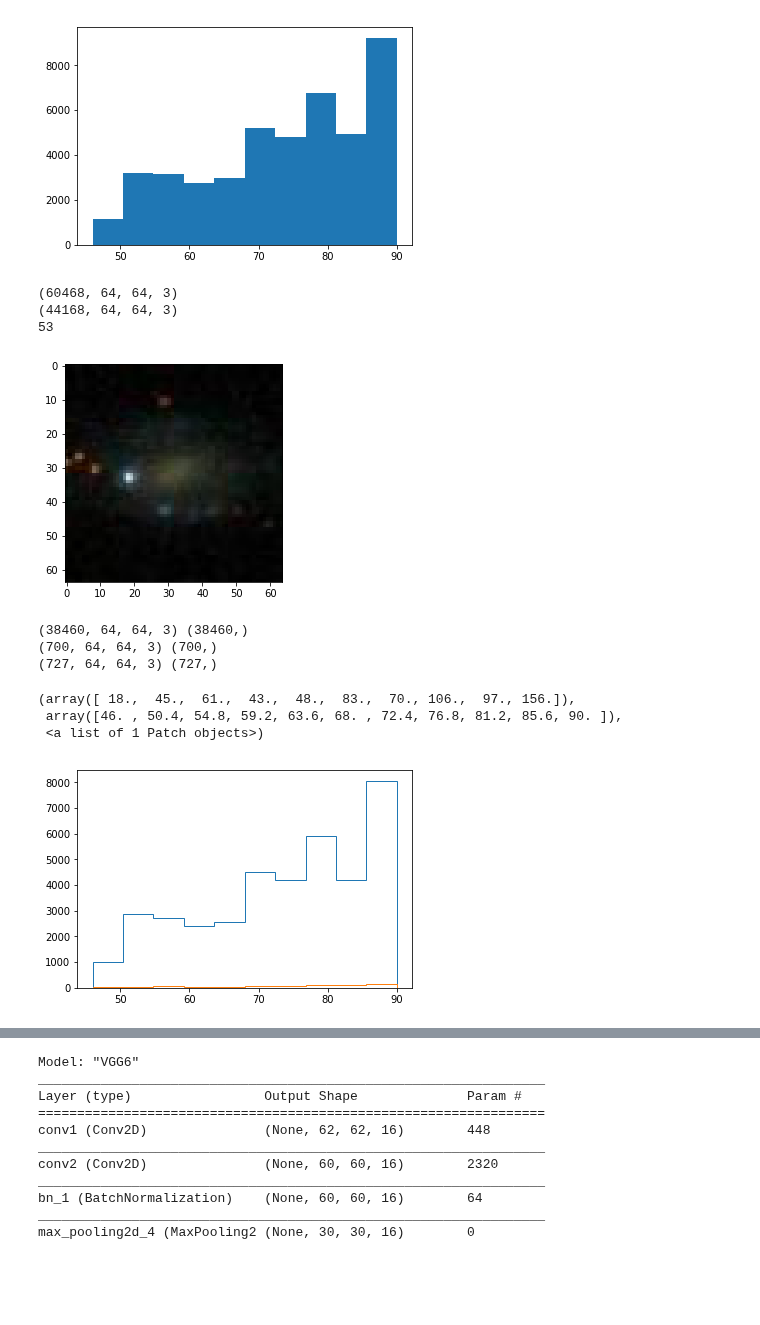
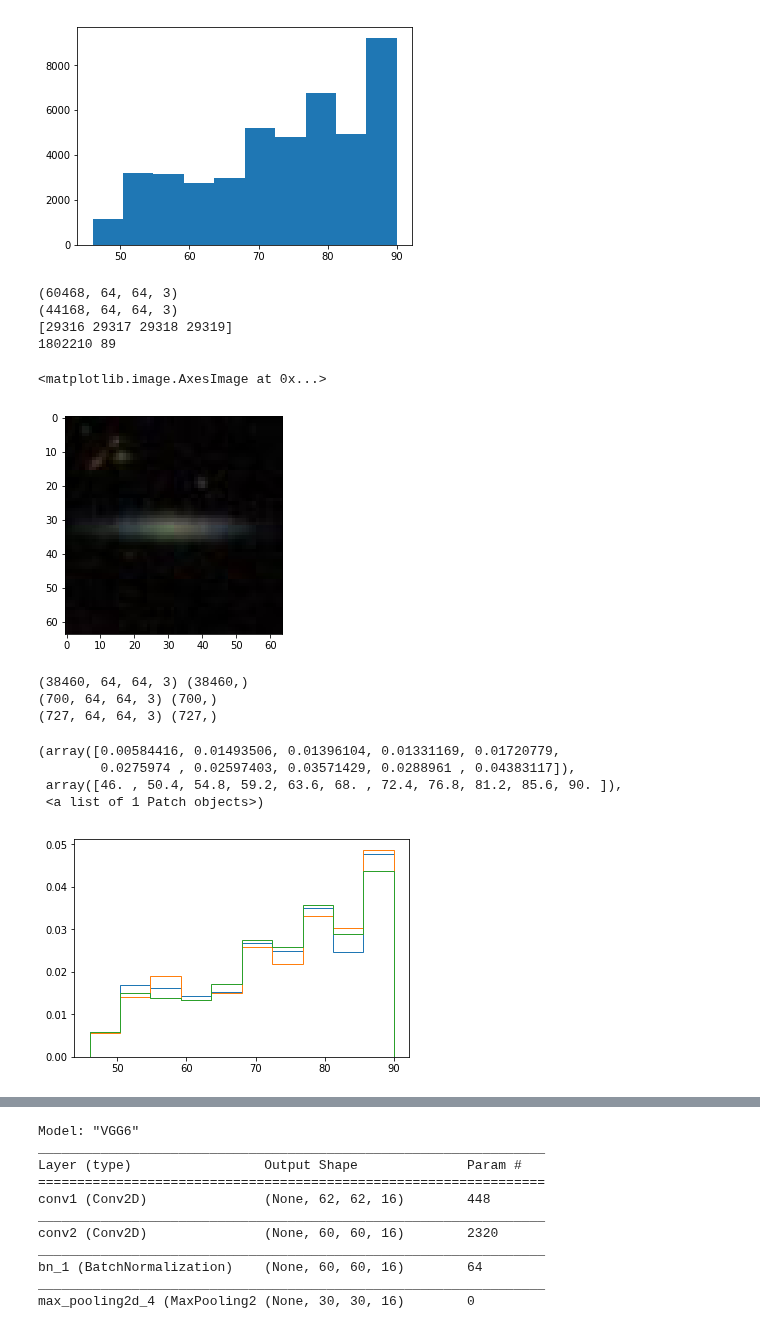
Before and after one commit to ekourkchi/incNET-data, a Jupyter notebook: CNN_inc_CGG6_regr.ipynb, the cells around one changed output, grey strips where cells are left out. Drawn from its saved outputs; the diff is of its cells as text; code cells hidden in the pictures; blank space fills up the shorter version.

```diff
--- a/CNN_inc_CGG6_regr.ipynb
+++ b/CNN_inc_CGG6_regr.ipynb
@@ -50,14 +53,18 @@ pgcIDs_c = labels_[0][ix]
 
 print images_c.shape
 
-i = 100
+ix, = np.where(pgcIDs_c==1802210)
+print ix
+i = ix[0]
+print pgcIDs_c[i], labels_c[i]
 plt.imshow(images_c[i])
-print labels_c[i]
 # %% [output]
 (60468, 64, 64, 3)
 (44168, 64, 64, 3)
-53
+[29316 29317 29318 29319]
+1802210 89
+<matplotlib.image.AxesImage at 0x...>
-[figure, old version]
+[figure, new version]
 # %%
 def esn_shuffle(array, seed=0):
         random.seed(seed)
@@ -128,10 +135,12 @@ print images_test.shape , lables_test.shape
 (700, 64, 64, 3) (700,)
 (727, 64, 64, 3) (727,)
 # %%
-plt.hist(lables_train, histtype='step', label='train')
-plt.hist(lables_test, histtype='step', label='test')
+plt.hist(lables_train, histtype='step', label='train set', density=True)
+plt.hist(lables_test, histtype='step', label='test set', density=True)
+plt.hist(lables_cvl, histtype='step', label='cross validation', density=True)
 # %% [output]
-(array([ 18.,  45.,  61.,  43.,  48.,  83.,  70., 106.,  97., 156.]),
+(array([0.00584416, 0.01493506, 0.01396104, 0.01331169, 0.01720779,
+        0.0275974 , 0.02597403, 0.03571429, 0.0288961 , 0.04383117]),
  array([46. , 50.4, 54.8, 59.2, 63.6, 68. , 72.4, 76.8, 81.2, 85.6, 90. ]),
  <a list of 1 Patch objects>)
-[figure, old version]
+[figure, new version]
```
Also changed, not shown: parts of 7 cells of this notebook.
